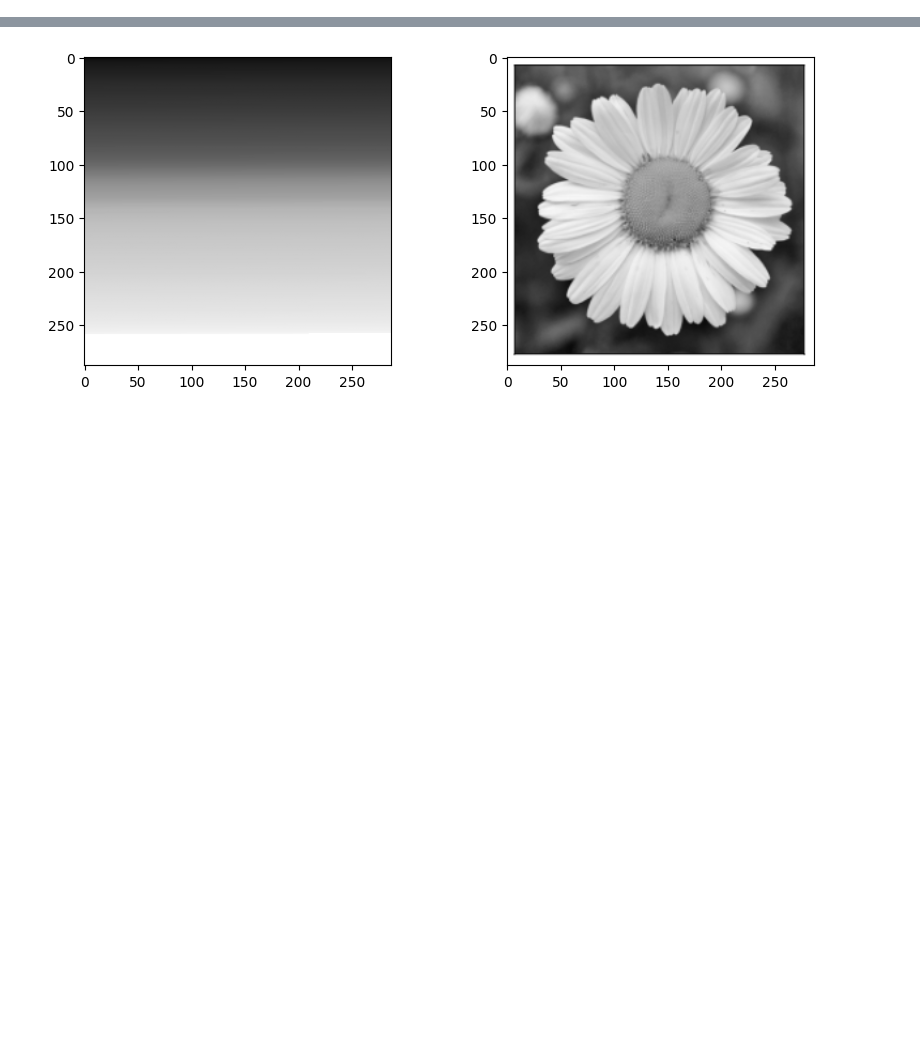
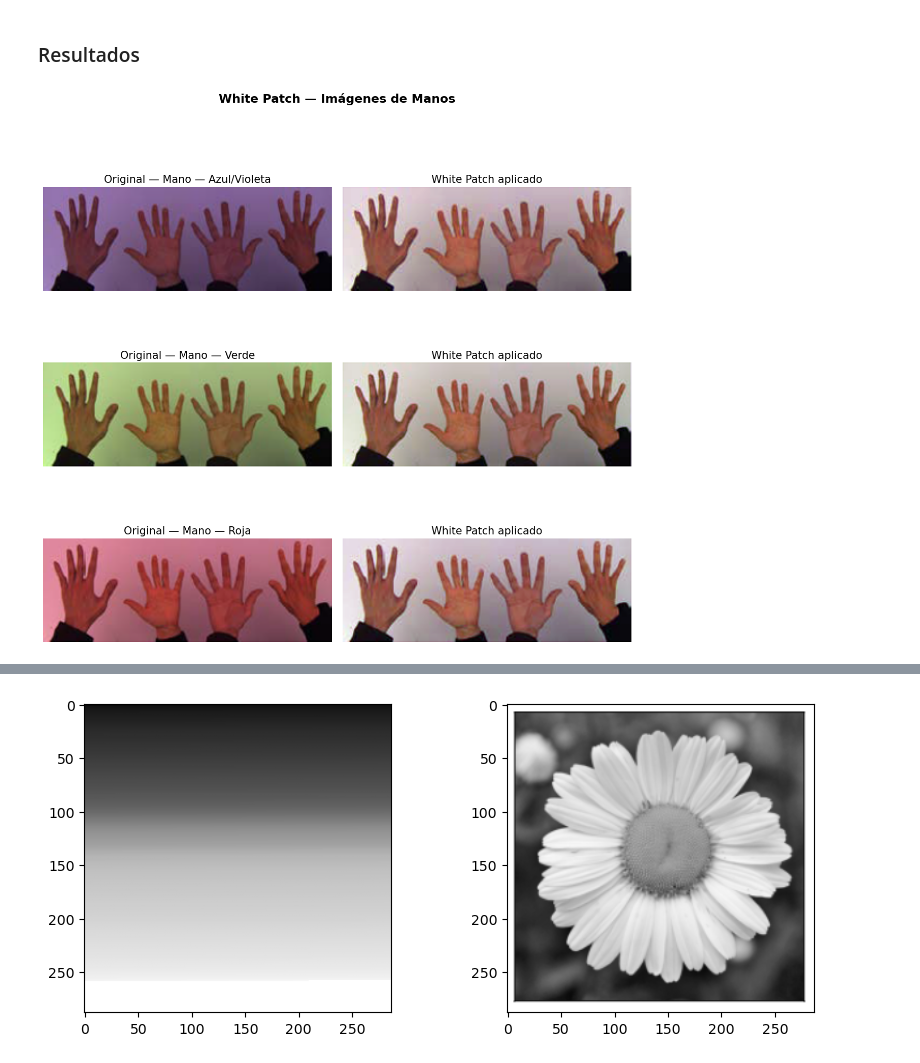
Before and after one commit to marcoslund/ceia-vpc1-tps, a Jupyter notebook: TP1/tp1.ipynb, the cells around one changed output, grey strips where cells are left out. Cells and saved outputs as stored; diff of their text form; code cells hidden in the pictures; blank space fills up the shorter version.

```diff
--- a/TP1/tp1.ipynb
+++ b/TP1/tp1.ipynb
@@ -9,0 +64,24 @@ import numpy as np
+# %% [markdown]
+### Resultados
+# %%
+hand_labels = ["Mano — Azul/Violeta", "Mano — Verde", "Mano — Roja"]
+
+fig, axes = plt.subplots(3, 2, figsize=(12, 12))
+fig.suptitle("White Patch — Imágenes de Manos", fontsize=17, fontweight='bold', y=1.01)
+
+for i, label in enumerate(hand_labels):
+    orig = images[label]
+    wp   = white_patch(orig)
+
+    axes[i, 0].imshow(orig)
+    axes[i, 0].set_title(f"Original — {label}", fontsize=15)
+    axes[i, 0].axis('off')
+
+    axes[i, 1].imshow(wp)
+    axes[i, 1].set_title("White Patch aplicado", fontsize=15)
+    axes[i, 1].axis('off')
+
+plt.tight_layout(pad=1.5)
+plt.show()
+# %% [output]
+[figure, added]
```
Also changed, not shown: parts of 17 cells of this notebook.
